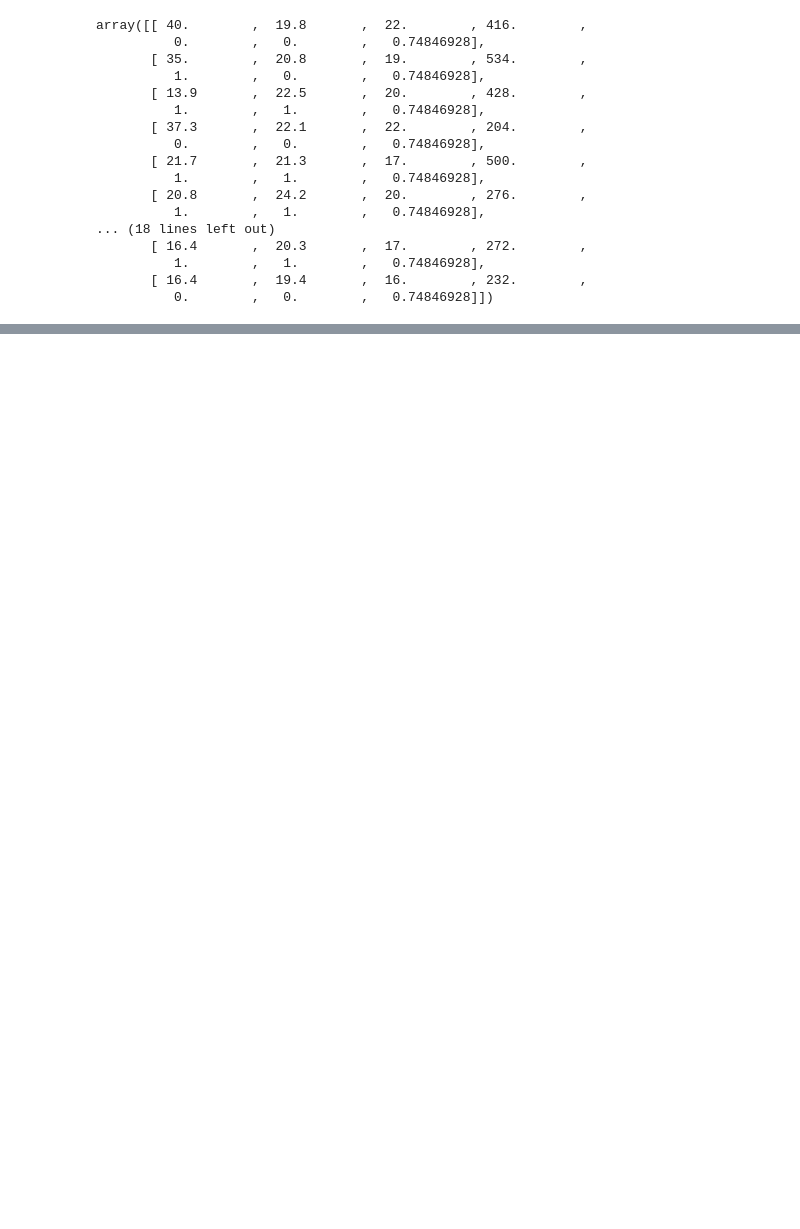
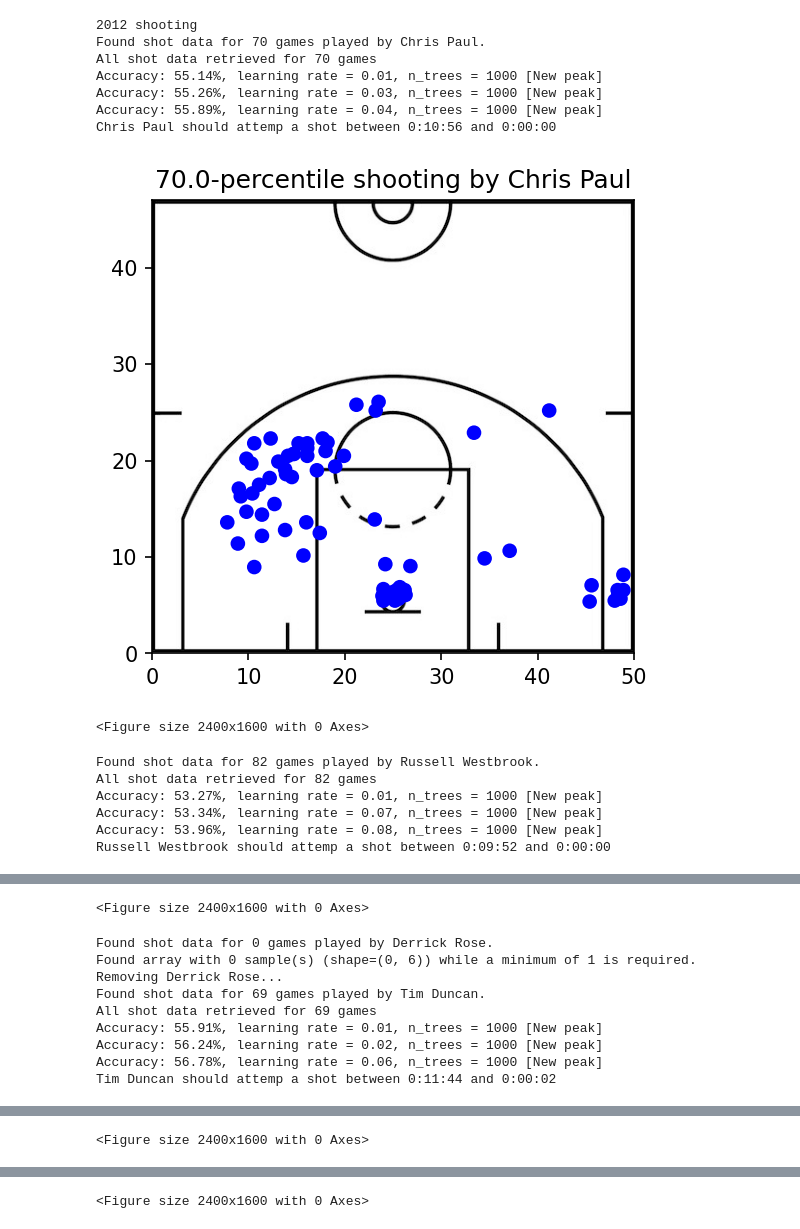
Before and after one commit to ChristopheBrown/nba-ml, a Jupyter notebook: gradient-boosted-trees-scoring-basket/nba_shooting_generalized.ipynb, the cells around one changed output, grey strips where cells are left out. Drawn from its saved outputs; the diff is of its cells as text; code cells hidden in the pictures; blank space fills up the shorter version.

```diff
--- a/gradient-boosted-trees-scoring-basket/nba_shooting_generalized.ipynb
+++ b/gradient-boosted-trees-scoring-basket/nba_shooting_generalized.ipynb
@@ -235,20 +200,45 @@ hcb len = 17
-# %%
-data['LeBron James']['buckets'][:]
-# %% [output]
-array([[ 40.        ,  19.8       ,  22.        , 416.        ,
-          0.        ,   0.        ,   0.74846928],
-       [ 35.        ,  20.8       ,  19.        , 534.        ,
-          1.        ,   0.        ,   0.74846928],
-       [ 13.9       ,  22.5       ,  20.        , 428.        ,
-          1.        ,   1.        ,   0.74846928],
-       [ 37.3       ,  22.1       ,  22.        , 204.        ,
-          0.        ,   0.        ,   0.74846928],
-       [ 21.7       ,  21.3       ,  17.        , 500.        ,
-          1.        ,   1.        ,   0.74846928],
-       [ 20.8       ,  24.2       ,  20.        , 276.        ,
-          1.        ,   1.        ,   0.74846928],
-... (18 lines left out)
-       [ 16.4       ,  20.3       ,  17.        , 272.        ,
-          1.        ,   1.        ,   0.74846928],
-       [ 16.4       ,  19.4       ,  16.        , 232.        ,
-          0.        ,   0.        ,   0.74846928]])
+# %%
+players = [
+    'Chris Paul',
+    'Russell Westbrook',
+    'Derrick Rose',
+    'Kawhi Leonard',
+    'Tim Duncan',
+    'Dirk Nowitzki',
+    'Carmelo Anthony',
+    'Paul George',
+    'LeBron James'
+]
+
+data = {}
+
+start = '2012-10-30'
+end = '2013-06-21'
+
+print('2012 shooting')
+
+for player in players:
+    try:
+        data[player] = get_buckets(player, start=start, end=end, percentile=0.70, playoffs=False, plot=False)
+        plot_percentile_shooting(data[player]['name'], data[player]['buckets'], data[player]['percentile'])
+    except ValueError as ve:
+        print(ve)
+        print(f'Removing {player}...')
+        players.remove(player)
+        continue
+# %% [output]
+2012 shooting
+Found shot data for 70 games played by Chris Paul.
+All shot data retrieved for 70 games
+Accuracy: 55.14%, learning rate = 0.01, n_trees = 1000 [New peak]
+Accuracy: 55.26%, learning rate = 0.03, n_trees = 1000 [New peak]
+Accuracy: 55.89%, learning rate = 0.04, n_trees = 1000 [New peak]
+Chris Paul should attemp a shot between 0:10:56 and 0:00:00
+[figure, added]
+<Figure size 2400x1600 with 0 Axes>
+Found shot data for 82 games played by Russell Westbrook.
+All shot data retrieved for 82 games
+Accuracy: 53.27%, learning rate = 0.01, n_trees = 1000 [New peak]
+Accuracy: 53.34%, learning rate = 0.07, n_trees = 1000 [New peak]
+Accuracy: 53.96%, learning rate = 0.08, n_trees = 1000 [New peak]
+Russell Westbrook should attemp a shot between 0:09:52 and 0:00:00
@@ -254,0 +246,10 @@ array([[ 40.        ,  19.8       ,  22.        , 416.        ,
+<Figure size 2400x1600 with 0 Axes>
+Found shot data for 0 games played by Derrick Rose.
+Found array with 0 sample(s) (shape=(0, 6)) while a minimum of 1 is required.
+Removing Derrick Rose...
+Found shot data for 69 games played by Tim Duncan.
+All shot data retrieved for 69 games
+Accuracy: 55.91%, learning rate = 0.01, n_trees = 1000 [New peak]
+Accuracy: 56.24%, learning rate = 0.02, n_trees = 1000 [New peak]
+Accuracy: 56.78%, learning rate = 0.06, n_trees = 1000 [New peak]
+Tim Duncan should attemp a shot between 0:11:44 and 0:00:02
@@ -254,0 +257 @@ array([[ 40.        ,  19.8       ,  22.        , 416.        ,
+<Figure size 2400x1600 with 0 Axes>
@@ -254,0 +264 @@ array([[ 40.        ,  19.8       ,  22.        , 416.        ,
+<Figure size 2400x1600 with 0 Axes>
```
Also changed, not shown: parts of 5 cells of this notebook.
